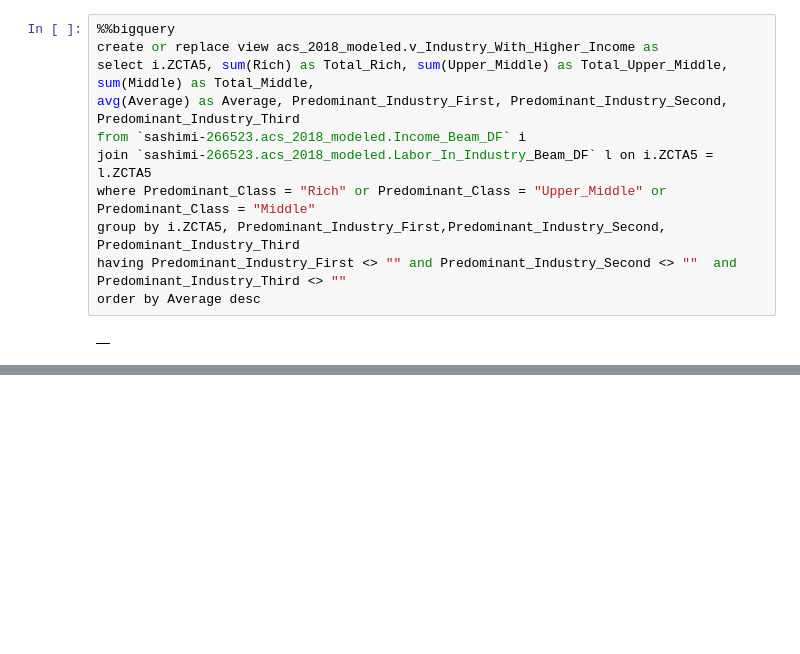
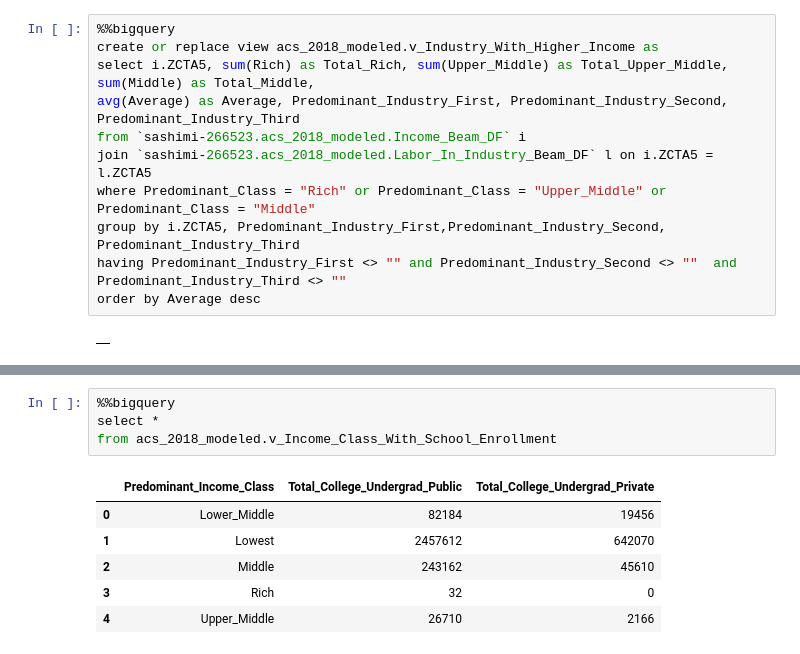
Before and after one commit to xindixu/US-demographic-analysis, a Jupyter notebook: primary-data/acs_2018_analysis.ipynb, the cells around one changed output, grey strips where cells are left out. Cells and saved outputs as stored; diff of their text form; blank space fills up the shorter version.

```diff
--- a/primary-data/acs_2018_analysis.ipynb
+++ b/primary-data/acs_2018_analysis.ipynb
@@ -204,0 +209,11 @@ order by Average desc
+# %%
+%%bigquery
+select *
+from acs_2018_modeled.v_Income_Class_With_School_Enrollment
+# %% [output]
+|  | Predominant_Income_Class | Total_College_Undergrad_Public | Total_College_Undergrad_Private |
+| 0 | Lower_Middle | 82184 | 19456 |
+| 1 | Lowest | 2457612 | 642070 |
+| 2 | Middle | 243162 | 45610 |
+| 3 | Rich | 32 | 0 |
+| 4 | Upper_Middle | 26710 | 2166 |
```
Also changed, not shown: parts of 8 cells of this notebook.
